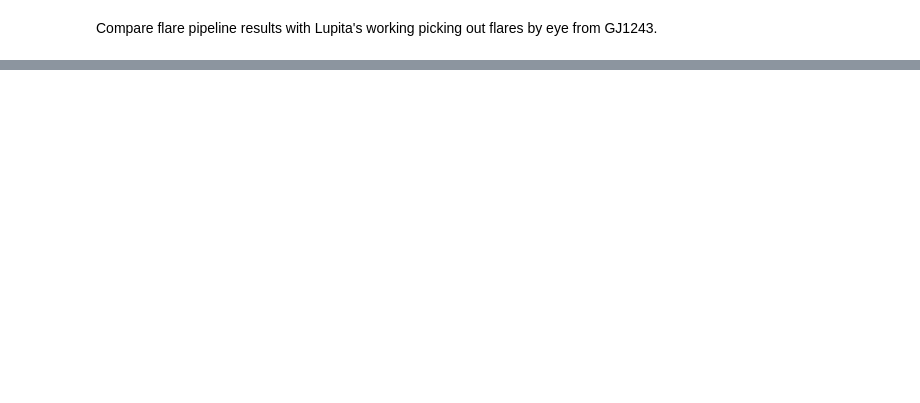
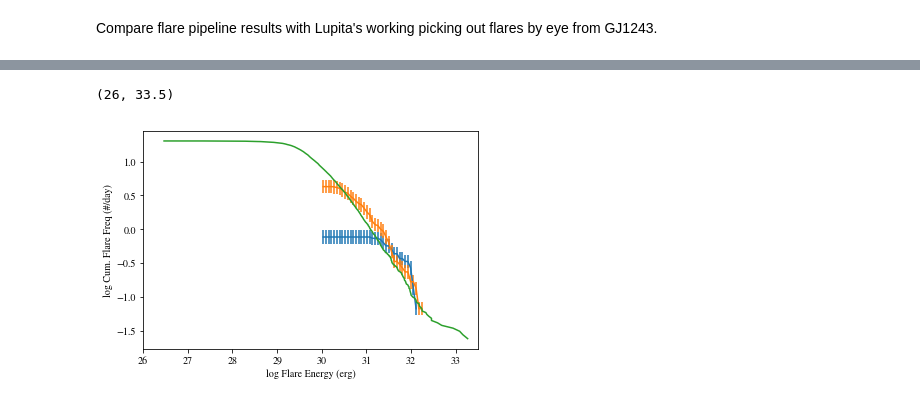
Before and after one commit to spencerw/tess_flare, a Jupyter notebook: gj1243.ipynb, the cells around one changed output, grey strips where cells are left out. Saved outputs shown, nothing was run; the diff lists cells and outputs as text; code cells hidden in the pictures; blank space fills up the shorter version.

Commit message:
TESS FFD for GJ1243 with error bars, fit power law with ODR

```diff
--- a/gj1243.ipynb
+++ b/gj1243.ipynb
@@ -177,0 +163,18 @@ Name: t0, dtype: float64
+# %%
+mask14 = df14['file'] == filename14
+mask15 = df15['file'] == filename15
+df = pd.concat([df14[mask14], df15[mask15]])
+df = df[~np.isnan(df['lum'])]
+
+#lum = df.iloc[0]['lum']
+# From Davenport 2016
+lum = 10**30.352907
+
+dur = ((np.unique(tstop-tstart))*u.day).to(u.s).value
+ed = (df['ed'].values*u.day).to(u.s).value
+sn = ed / np.sqrt(ed + (med_flux_err * dur))
+print(sn)
+#df['peak'].values/df['med'].values
+
+energy = (ed*lum*u.erg/u.s).value
+energy_eye = (ed_eye*lum*u.erg/u.s).value
@@ -177,0 +214,59 @@ Name: t0, dtype: float64
+# %%
+from scipy.optimize import curve_fit
+
+bins = np.logspace(30, 33)
+hist, bins = np.histogram(energy, bins=bins)
+hist = np.cumsum(hist[::-1])[::-1]
+bins = 0.5*(bins[1:] + bins[:-1])
+
+mask = hist > 0
+logX = np.log10(bins[mask])
+# Convert to flares/day
+logY = np.log10(hist[mask]/30)
+errorY = 0.434*np.sqrt(hist[mask])/hist[mask]
+
+# Need to fix error bars for cum dist
+errorY = np.ones(len(errorY))*0.1#errorY/30
+
+bins_eye = np.logspace(30, 33)
+hist_eye, bins_eye = np.histogram(energy_eye, bins=bins_eye)
+hist_eye = np.cumsum(hist_eye[::-1])[::-1]
+bins_eye = 0.5*(bins_eye[1:] + bins_eye[:-1])
+
+mask = hist_eye > 0
+logX_eye = np.log10(bins_eye[mask])
+# Convert to flares/day
+logY_eye = np.log10(hist_eye[mask]/30)
+errorY_eye = 0.434*np.sqrt(hist_eye[mask])/hist_eye[mask]
+
+# Need to fix error bars for cum dist
+errorY_eye = np.ones(len(errorY_eye))*0.1#errorY/30
+
+# Fit a power law
+def linear(x, p1, p2):
+    return p1*x + p2
+
+# Flares below a certain energy are missed by the pipeline
+# Come up with an intelligent way to figure out what energies are missed
+cutoff = 31.5
+mask = logX > cutoff
+popt, pcov = curve_fit(linear, logX[mask], logY[mask], p0=(-1, 1), sigma=errorY[mask])
+alpha = popt[0]
+#print('Alpha = ' + str(alpha))
+
+plt.errorbar(logX, logY, yerr=errorY)
+plt.errorbar(logX_eye, logY_eye, yerr=errorY_eye)
+plt.errorbar(kep_x, kep_y, yerr=np.zeros(len(kep_x)))
+plt.xlabel('log Flare Energy (erg)')
+plt.ylabel('log Cum. Flare Freq (#/day)')
+#plt.axvline(cutoff, ls='--')
+
+xmodel = np.linspace(np.min(logX), np.max(logX))
+ymodel = popt[0]*xmodel + popt[1]
+
+#plt.plot(xmodel, ymodel)
+
+plt.xlim(26, 33.5)
+# %% [output]
+(26, 33.5)
+[figure, added]
```
Also changed, not shown: parts of 18 cells of this notebook, 2 other files.
